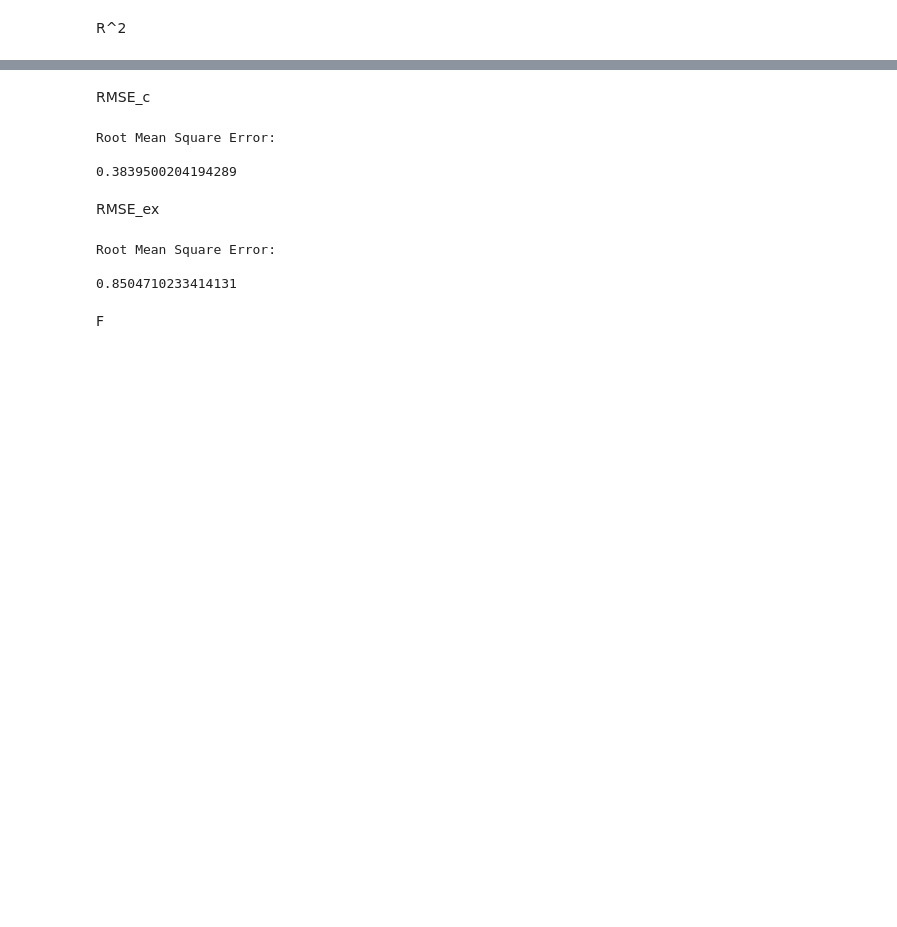
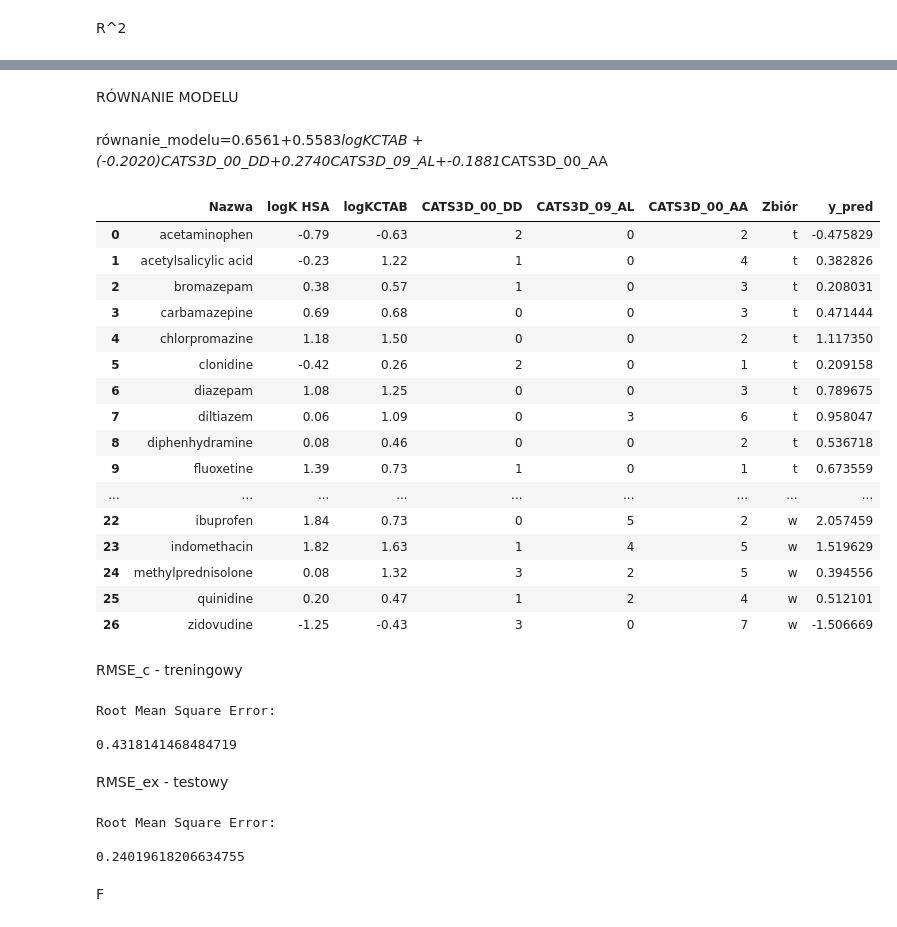
Before and after one commit to Miczel00/machine-learning, a Jupyter notebook: zaj1/main.ipynb, the cells around one changed output, grey strips where cells are left out. Saved outputs shown, nothing was run; the diff lists cells and outputs as text; code cells hidden in the pictures; blank space fills up the shorter version.

```diff
--- a/zaj1/main.ipynb
+++ b/zaj1/main.ipynb
@@ -115,27 +86,56 @@ R_2()
+# %% [markdown]
+RÓWNANIE MODELU
+# %% [markdown]
+równanie_modelu=0.6561+0.5583*logKCTAB +(-0.2020)*CATS3D_00_DD+0.2740*CATS3D_09_AL+-0.1881*CATS3D_00_AA
+# %%
+y_pred = 0.6561 + 0.5583*dane_leki['logKCTAB'] + (-0.2020 * dane_leki['CATS3D_00_DD']+0.2740*dane_leki['CATS3D_09_AL']+ (-0.1881*dane_leki['CATS3D_00_AA']))
+y_pred
+dane_leki['y_pred'] = y_pred
+dane_leki
+# %% [output]
+|  | Nazwa | logK HSA | logKCTAB | CATS3D_00_DD | CATS3D_09_AL | CATS3D_00_AA | Zbiór | y_pred |
+| 0 | acetaminophen | -0.79 | -0.63 | 2 | 0 | 2 | t | -0.475829 |
+| 1 | acetylsalicylic acid | -0.23 | 1.22 | 1 | 0 | 4 | t | 0.382826 |
+| 2 | bromazepam | 0.38 | 0.57 | 1 | 0 | 3 | t | 0.208031 |
+| 3 | carbamazepine | 0.69 | 0.68 | 0 | 0 | 3 | t | 0.471444 |
+| 4 | chlorpromazine | 1.18 | 1.50 | 0 | 0 | 2 | t | 1.117350 |
+| 5 | clonidine | -0.42 | 0.26 | 2 | 0 | 1 | t | 0.209158 |
+| 6 | diazepam | 1.08 | 1.25 | 0 | 0 | 3 | t | 0.789675 |
+| 7 | diltiazem | 0.06 | 1.09 | 0 | 3 | 6 | t | 0.958047 |
+| 8 | diphenhydramine | 0.08 | 0.46 | 0 | 0 | 2 | t | 0.536718 |
+| 9 | fluoxetine | 1.39 | 0.73 | 1 | 0 | 1 | t | 0.673559 |
+| ... | ... | ... | ... | ... | ... | ... | ... | ... |
+| 22 | ibuprofen | 1.84 | 0.73 | 0 | 5 | 2 | w | 2.057459 |
+| 23 | indomethacin | 1.82 | 1.63 | 1 | 4 | 5 | w | 1.519629 |
+| 24 | methylprednisolone | 0.08 | 1.32 | 3 | 2 | 5 | w | 0.394556 |
+| 25 | quinidine | 0.20 | 0.47 | 1 | 2 | 4 | w | 0.512101 |
+| 26 | zidovudine | -1.25 | -0.43 | 3 | 0 | 7 | w | -1.506669 |
 # %% [markdown]
-RMSE_c
+RMSE_c - treningowy
 # %%
-MSE_c = np.square(np.subtract(logKCTAB.where(predictions_dane_leki['Zbiór']=='t'),Sklearn_logK_HSA_Predictions.where(predictions_dane_leki['Zbiór']=='t'))).mean()
+logKHSA = dane_leki['logK HSA']
+MSE = np.square(np.subtract(logKHSA[dane_leki['Zbiór']=='t'],y_pred[dane_leki['Zbiór'] == 't'])).mean()
 
-RMSE_c= math.sqrt(MSE_c)
+RMSE = math.sqrt(MSE)
 print("Root Mean Square Error:\n")
-print(RMSE_c)
+print(RMSE)
 # %% [output]
 Root Mean Square Error:
 
-0.3839500204194289
+0.4318141468484719
 # %% [markdown]
-RMSE_ex
+RMSE_ex - testowy
 # %%
-MSE_ex = np.square(np.subtract(logKCTAB.where(predictions_dane_leki['Zbiór']=='w'),Sklearn_logK_HSA_Predictions.where(predictions_dane_leki['Zbiór']=='w'))).mean()
+logKHSA = dane_leki['logK HSA']
+MSE = np.square(np.subtract(logKHSA[dane_leki['Zbiór']=='w'],y_pred[dane_leki['Zbiór'] == 'w'])).mean()
 
-RMSE_ex= math.sqrt(MSE_ex)
+RMSE = math.sqrt(MSE)
 print("Root Mean Square Error:\n")
-print(RMSE_ex)
+print(RMSE)
 # %% [output]
 Root Mean Square Error:
 
-0.8504710233414131
+0.24019618206634755
 # %% [markdown]
 F
 # %%
```
Also changed, not shown: parts of 16 cells of this notebook.
